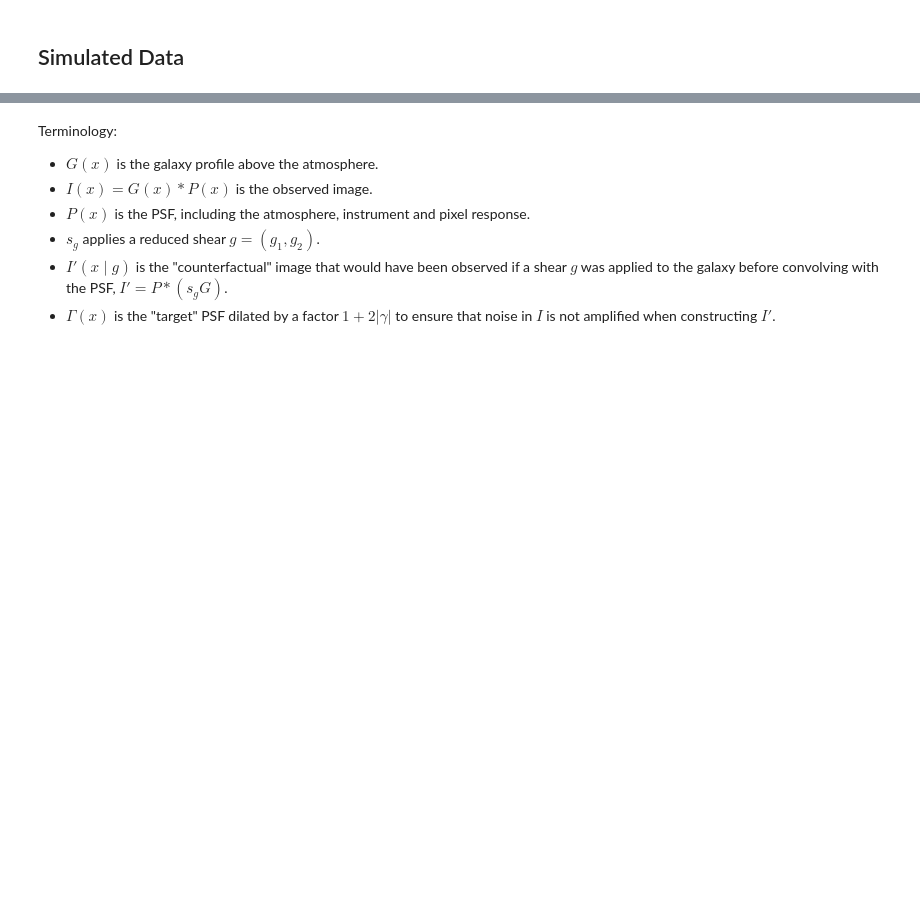
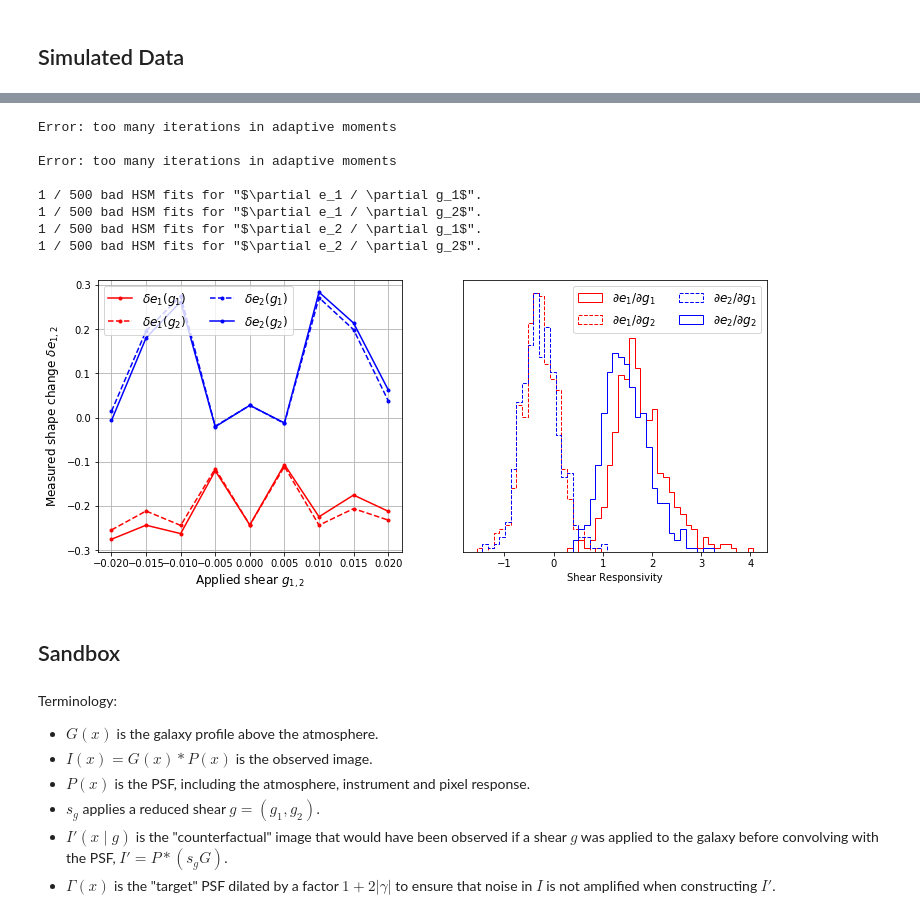
Before and after one commit to dkirkby/metastudy, a Jupyter notebook: nb/MetaCalDemo.ipynb, the cells around one changed output, grey strips where cells are left out. Drawn from its saved outputs; the diff is of its cells as text; code cells hidden in the pictures; blank space fills up the shorter version.

```diff
--- a/nb/MetaCalDemo.ipynb
+++ b/nb/MetaCalDemo.ipynb
@@ -229 +224,11 @@ draw(src)
+# %%
+def measure(obs):
+    src = galsim.Image(obs.image)
+    psf = galsim.Image(obs.psf.image)
+    try:
+        result = galsim.hsm.EstimateShear(src, psf)
+        return np.array([result.corrected_e1, result.corrected_e2])
+    except RuntimeError as e:
+        print(e)
+        return np.array([np.inf, np.inf])
 # %% [markdown]
@@ -231,3 +378,17 @@ draw(src)
+# %%
+metastudy_one(snr=25, gmag=0.01, fixnoise=True, seed=1, nstudy=500)
+# %% [output]
+Error: too many iterations in adaptive moments
+
+Error: too many iterations in adaptive moments
+
+1 / 500 bad HSM fits for "$\partial e_1 / \partial g_1$".
+1 / 500 bad HSM fits for "$\partial e_1 / \partial g_2$".
+1 / 500 bad HSM fits for "$\partial e_2 / \partial g_1$".
+1 / 500 bad HSM fits for "$\partial e_2 / \partial g_2$".
+[figure, added]
+# %% [markdown]
+## Sandbox
 # %% [markdown]
 Terminology:
  - $G(x)$ is the galaxy profile above the atmosphere.
```
Also changed, not shown: parts of 18 cells of this notebook.
